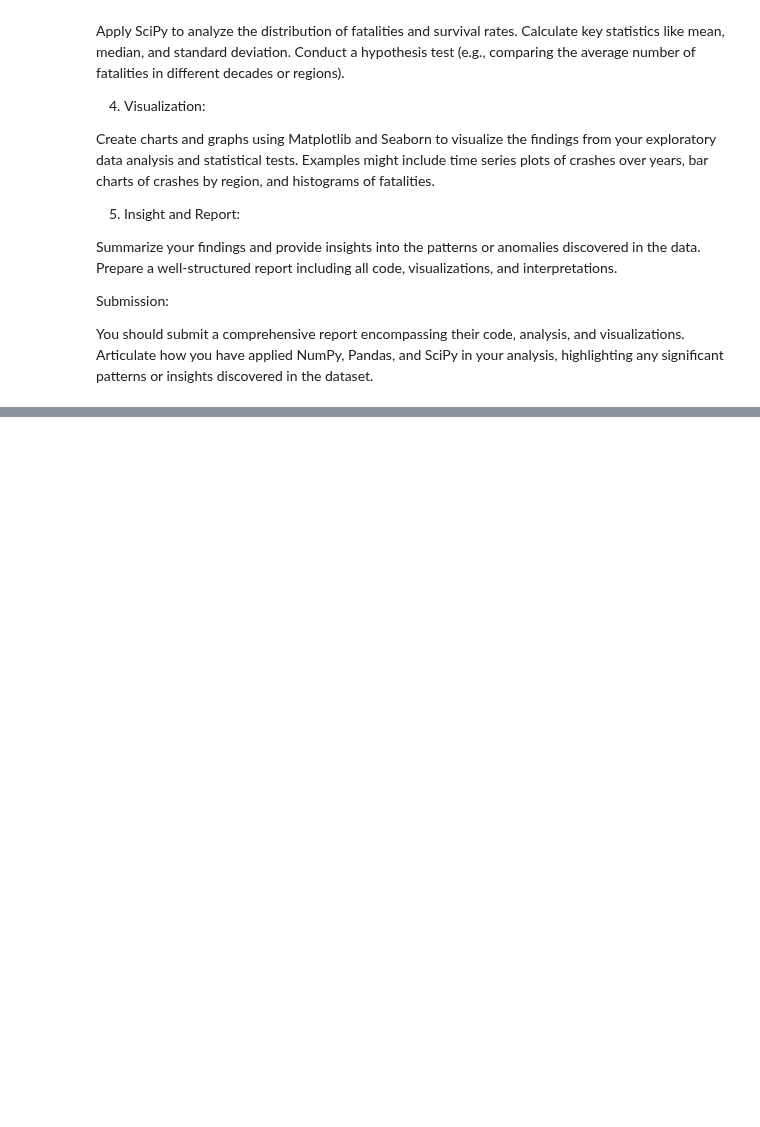
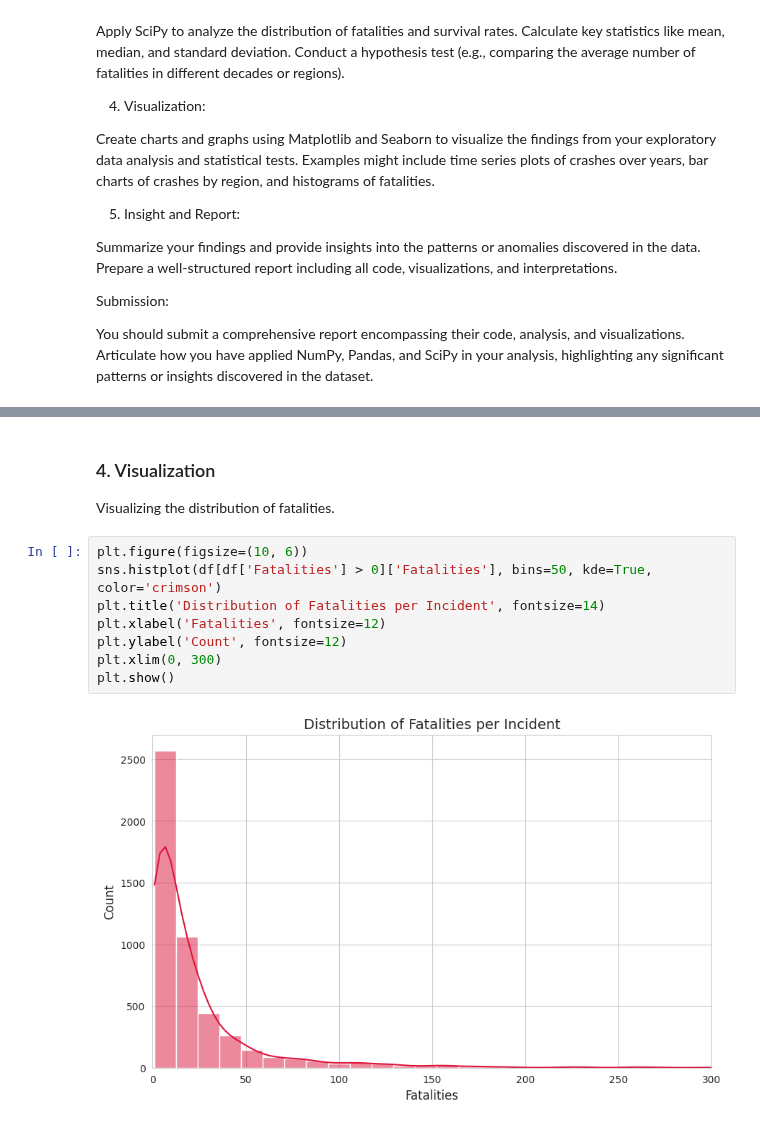
Before and after one commit to LuckyHusbando/DI-Bootcamp, a Jupyter notebook: GenAI/GenAICourse/Week5/Day2/DC/W5D2DC.ipynb, the cells around one changed output, grey strips where cells are left out. Drawn from its saved outputs; the diff is of its cells as text; blank space fills up the shorter version.

```diff
--- a/GenAI/GenAICourse/Week5/Day2/DC/W5D2DC.ipynb
+++ b/GenAI/GenAICourse/Week5/Day2/DC/W5D2DC.ipynb
@@ -89,0 +159,13 @@ Total records: 4998
+# %% [markdown]
+### 4. Visualization
+Visualizing the distribution of fatalities.
+# %%
+plt.figure(figsize=(10, 6))
+sns.histplot(df[df['Fatalities'] > 0]['Fatalities'], bins=50, kde=True, color='crimson')
+plt.title('Distribution of Fatalities per Incident', fontsize=14)
+plt.xlabel('Fatalities', fontsize=12)
+plt.ylabel('Count', fontsize=12)
+plt.xlim(0, 300)
+plt.show()
+# %% [output]
+[figure, added]
```
Also changed, not shown: parts of 7 cells of this notebook.
